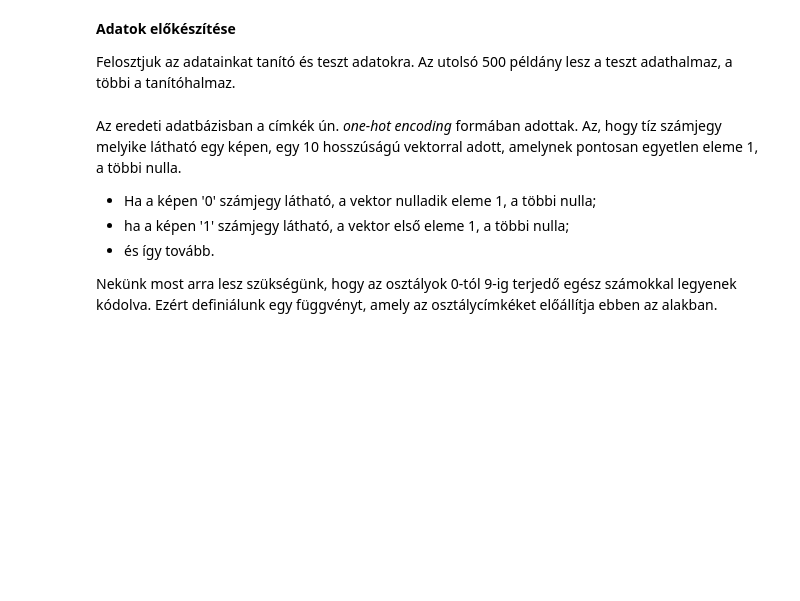
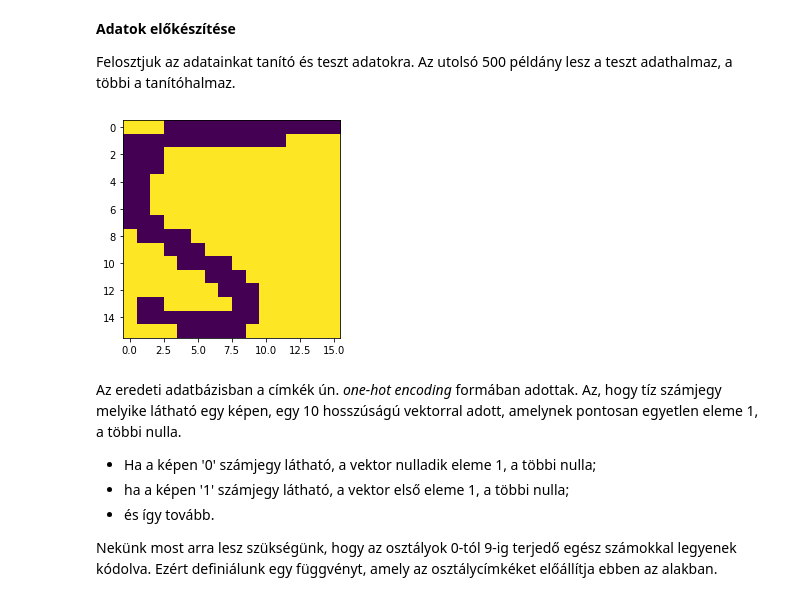
Before and after one commit to MakkaiNandor/IntelligensModszerekTantargy, a Jupyter notebook: Neuralis_halozatok.ipynb, the cells around one changed output. Drawn from its saved outputs; the diff is of its cells as text; code cells hidden in the pictures; blank space fills up the shorter version.

```diff
--- a/Neuralis_halozatok.ipynb
+++ b/Neuralis_halozatok.ipynb
@@ -157,0 +148,10 @@ test_labels = data[1093:,256:]
+# %%
+def invert_image(image):
+  return [1. if x == 0. else 0. for x in image]
+# %%
+image_size = (16,16)
+an_image = np.reshape(invert_image(data[1000,0:256]), image_size )
+plt.imshow(an_image)
+plt.show()
+# %% [output]
+[figure, added]
```
Also changed, not shown: parts of 6 cells of this notebook.
